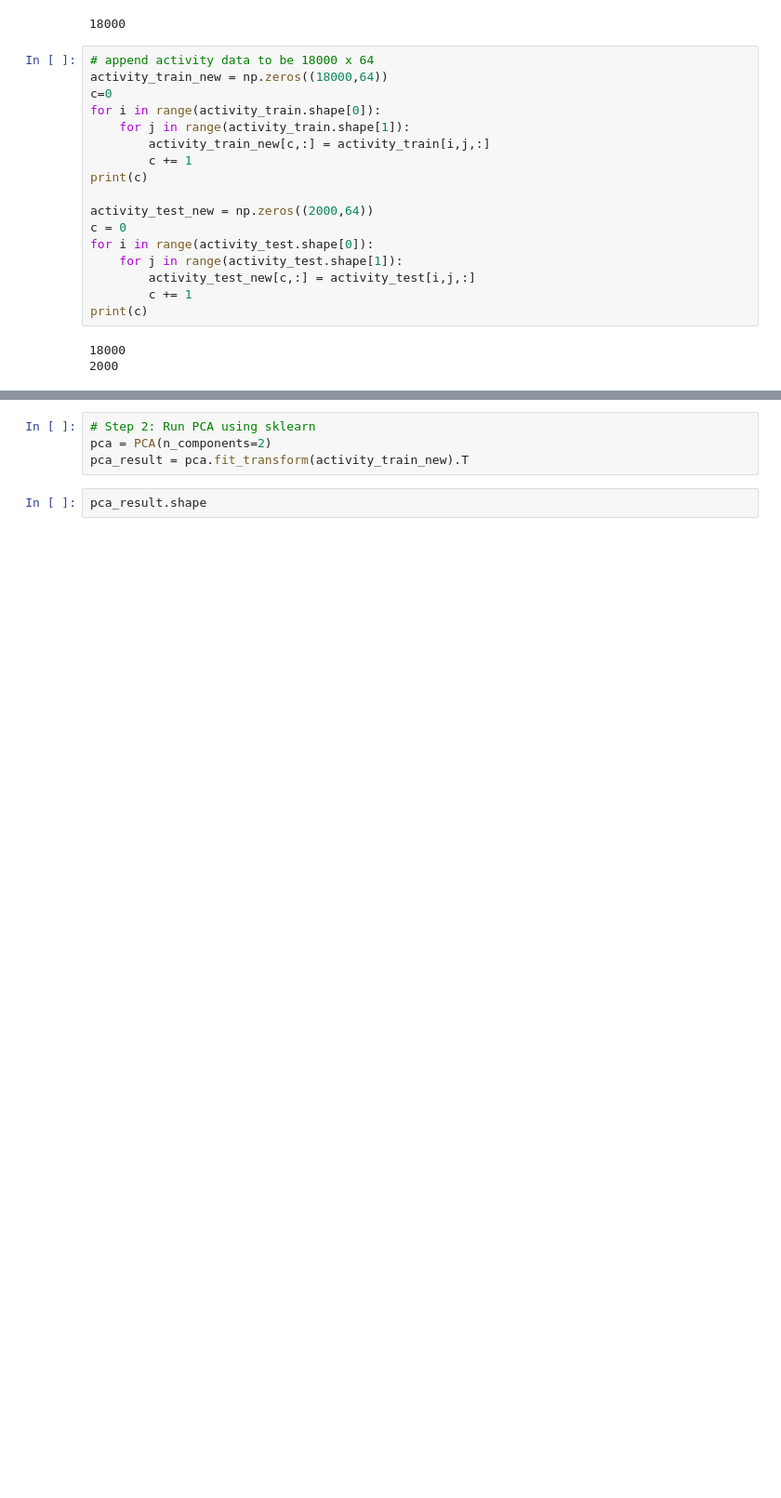
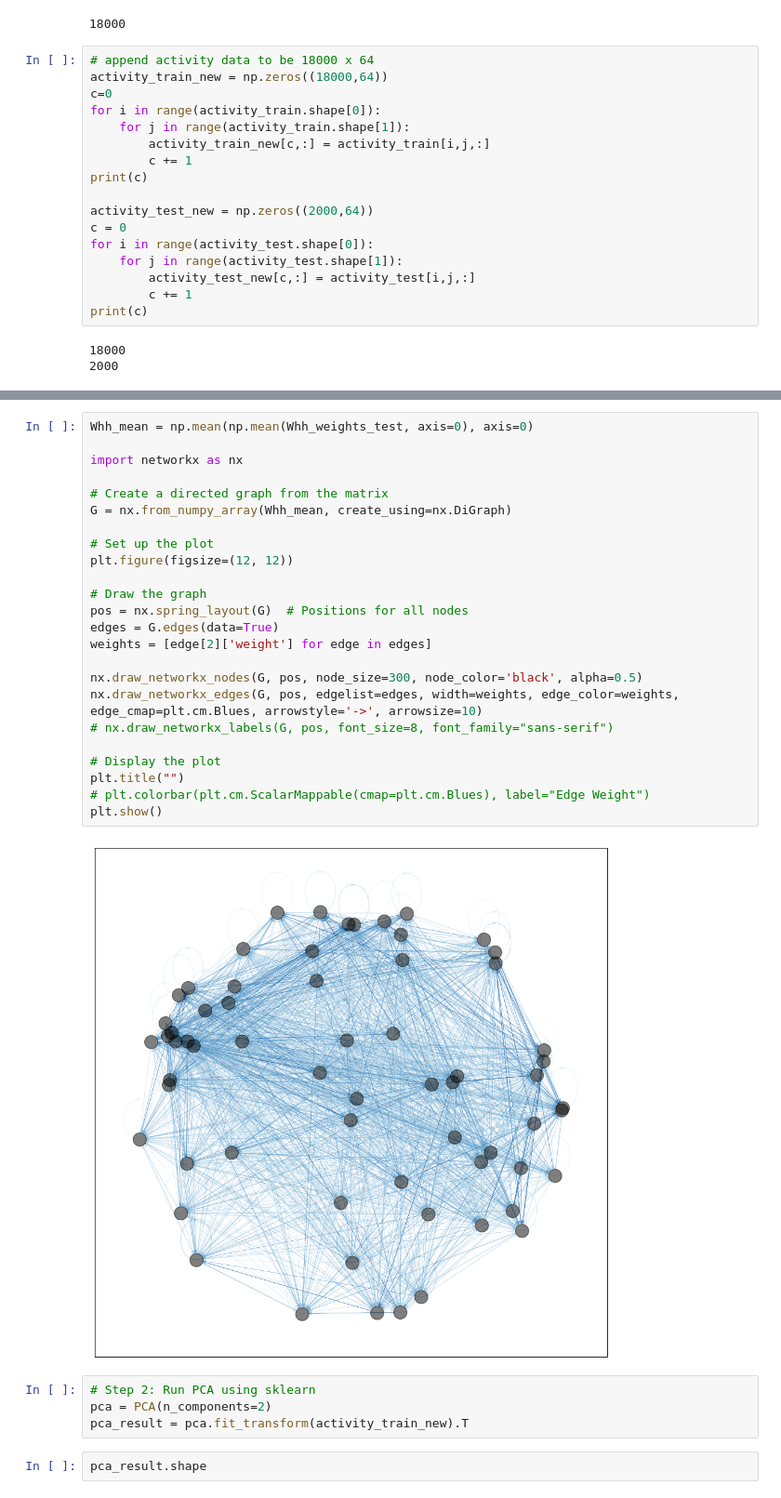
Before and after one commit to mgkumar138/nn4psych, a Jupyter notebook: notebooks/plot_pca_contextual.ipynb, the cells around one changed output, grey strips where cells are left out. Shown at 93% size. Drawn from its saved outputs; the diff is of its cells as text; blank space fills up the shorter version.

```diff
--- a/notebooks/plot_pca_contextual.ipynb
+++ b/notebooks/plot_pca_contextual.ipynb
@@ -62,3 +78,29 @@ print(c)
+# %%
+Whh_mean = np.mean(np.mean(Whh_weights_test, axis=0), axis=0)
+
+import networkx as nx
+
+# Create a directed graph from the matrix
+G = nx.from_numpy_array(Whh_mean, create_using=nx.DiGraph)
+
+# Set up the plot
+plt.figure(figsize=(12, 12))
+
+# Draw the graph
+pos = nx.spring_layout(G)  # Positions for all nodes
+edges = G.edges(data=True)
+weights = [edge[2]['weight'] for edge in edges]
+
+nx.draw_networkx_nodes(G, pos, node_size=300, node_color='black', alpha=0.5)
+nx.draw_networkx_edges(G, pos, edgelist=edges, width=weights, edge_color=weights, edge_cmap=plt.cm.Blues, arrowstyle='->', arrowsize=10)
+# nx.draw_networkx_labels(G, pos, font_size=8, font_family="sans-serif")
+
+# Display the plot
+plt.title("")
+# plt.colorbar(plt.cm.ScalarMappable(cmap=plt.cm.Blues), label="Edge Weight")
+plt.show()
+# %% [output]
+[figure, added]
 # %%
 # Step 2: Run PCA using sklearn
 pca = PCA(n_components=2)
```
Also changed, not shown: parts of 1 cell of this notebook.
